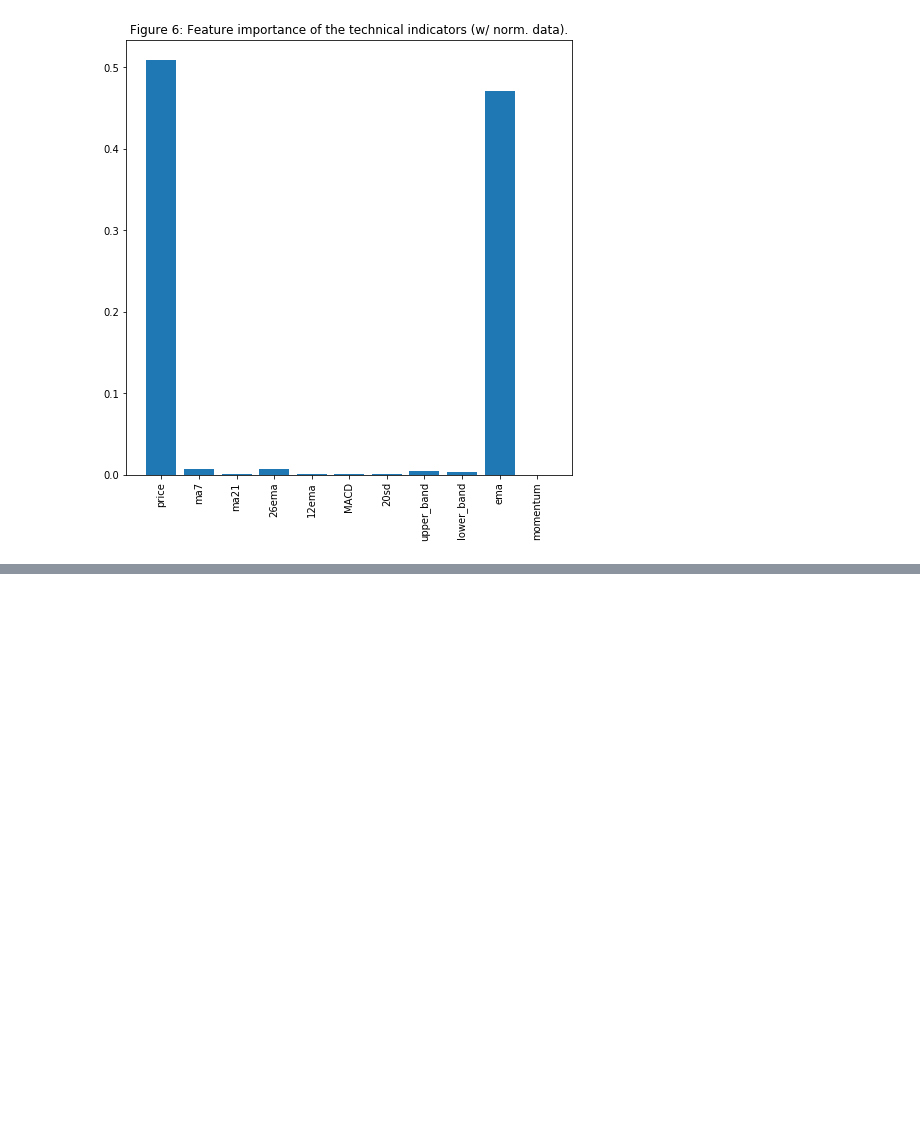
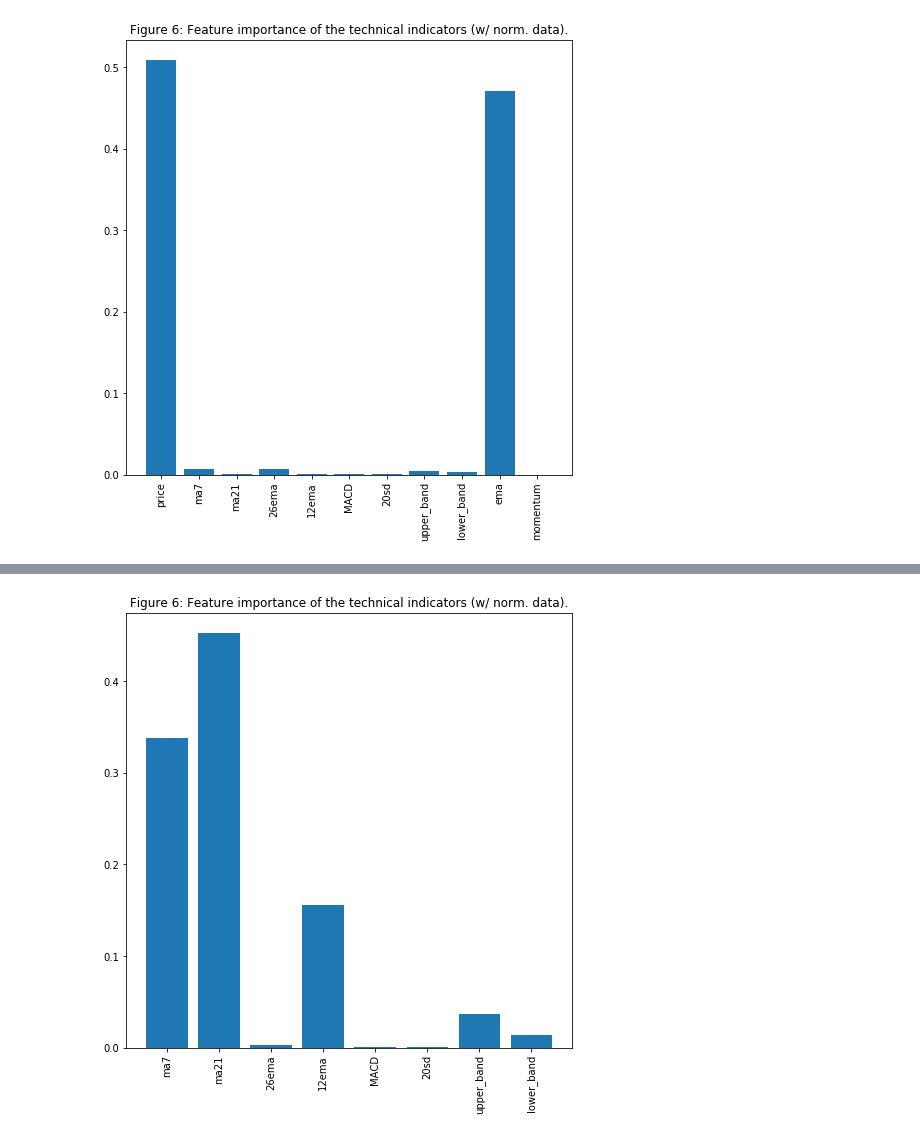
Before and after one commit to lukaszbinden/time-series-forecasting, a Jupyter notebook: notebooks/Feature Importance.ipynb, the cells around one changed output, grey strips where cells are left out. Cells and saved outputs as stored; diff of their text form; code cells hidden in the pictures; blank space fills up the shorter version.

```diff
--- a/notebooks/Feature Importance.ipynb
+++ b/notebooks/Feature Importance.ipynb
@@ -314,3 +314,16 @@ plt.title('Figure 6: Feature importance of the technical indicators (w/ norm. da
 plt.show()
 # %% [output]
 [figure]
+# %%
+# remove price, ema, momentum for feature importance test
+X_train_n, X_test_n, y_train_n, y_test_n = train_test_split(df_f_n.drop(['price', 'ema', 'momentum', 'target'],axis=1), df_f_n.target,
+                                                    test_size=.3, random_state=0, shuffle=False)
+# %%
+regressor_n = XGBRegressor(gamma=0.0,n_estimators=150,base_score=0.7,colsample_bytree=1,learning_rate=0.05)
+xgbModel_n = regressor_n.fit(X_train_n, y_train_n, eval_set = [(X_train_n, y_train_n), (X_test_n, y_test_n)], verbose=False)
+fig = plt.figure(figsize=(8,8))
+plt.xticks(rotation='vertical')
+plt.bar([i for i in range(len(xgbModel_n.feature_importances_))], xgbModel_n.feature_importances_.tolist(), tick_label=X_test_n.columns)
+plt.title('Figure 6: Feature importance of the technical indicators (w/ norm. data).')
+plt.show()
+# %% [output]
@@ -316,0 +331 @@ plt.show()
+[figure, added]
```
Also changed, not shown: parts of 1 cell of this notebook.
